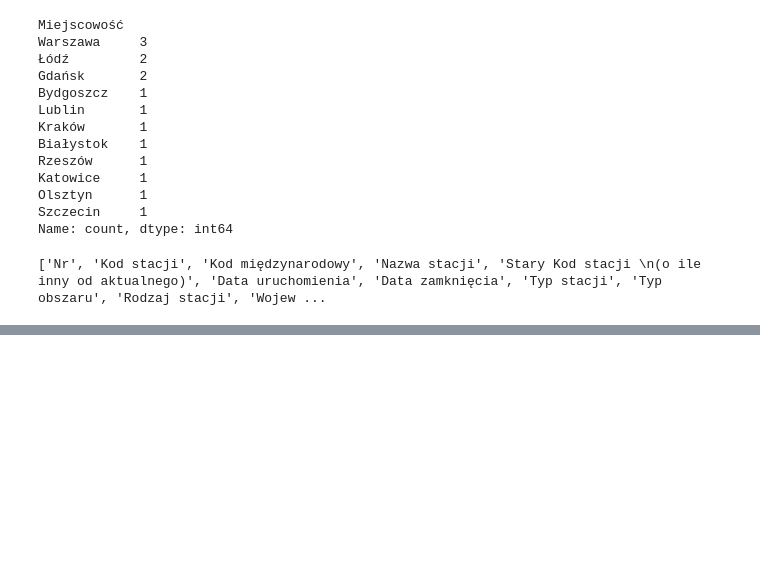
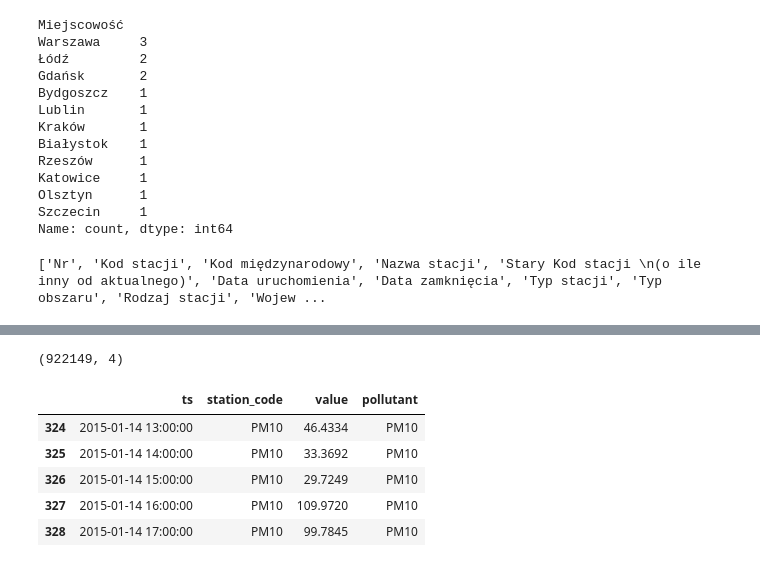
Before and after one commit to KardaszS/poland-air-quality, a Jupyter notebook: notebooks/01_exploration.ipynb, the cells around one changed output, grey strips where cells are left out. Saved outputs shown, nothing was run; the diff lists cells and outputs as text; code cells hidden in the pictures; blank space fills up the shorter version.

```diff
--- a/notebooks/01_exploration.ipynb
+++ b/notebooks/01_exploration.ipynb
@@ -222,0 +309,4 @@ stations[kolumny].to_csv("../data/reference/stations.csv", index=False)
+# %%
+long = data.melt(id_vars="ts",var_name="station_code", value_name="value")
+print(long.shape)
+long.head()
@@ -222,0 +321,15 @@ stations[kolumny].to_csv("../data/reference/stations.csv", index=False)
+# %%
+long["value"] = pd.to_numeric(long["value"], errors="coerce")
+long = long.dropna(subset=["value"])
+long["pollutant"] = "PM10"
+
+print(long.shape)
+long.head()
+# %% [output]
+(922149, 4)
+|  | ts | station_code | value | pollutant |
+| 324 | 2015-01-14 13:00:00 | PM10 | 46.4334 | PM10 |
+| 325 | 2015-01-14 14:00:00 | PM10 | 33.3692 | PM10 |
+| 326 | 2015-01-14 15:00:00 | PM10 | 29.7249 | PM10 |
+| 327 | 2015-01-14 16:00:00 | PM10 | 109.9720 | PM10 |
+| 328 | 2015-01-14 17:00:00 | PM10 | 99.7845 | PM10 |
```
Also changed, not shown: parts of 13 cells of this notebook, 1 other file.
